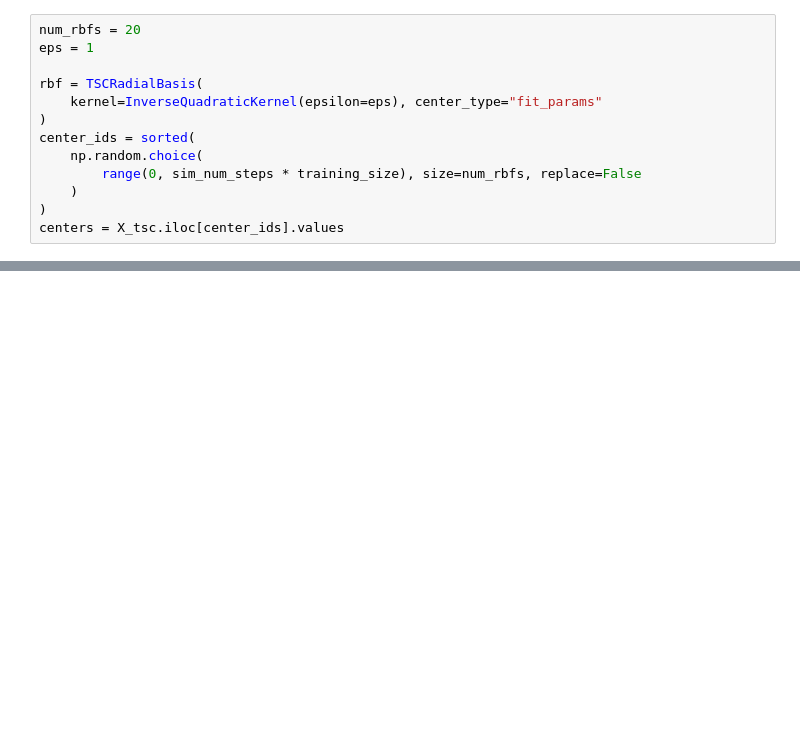
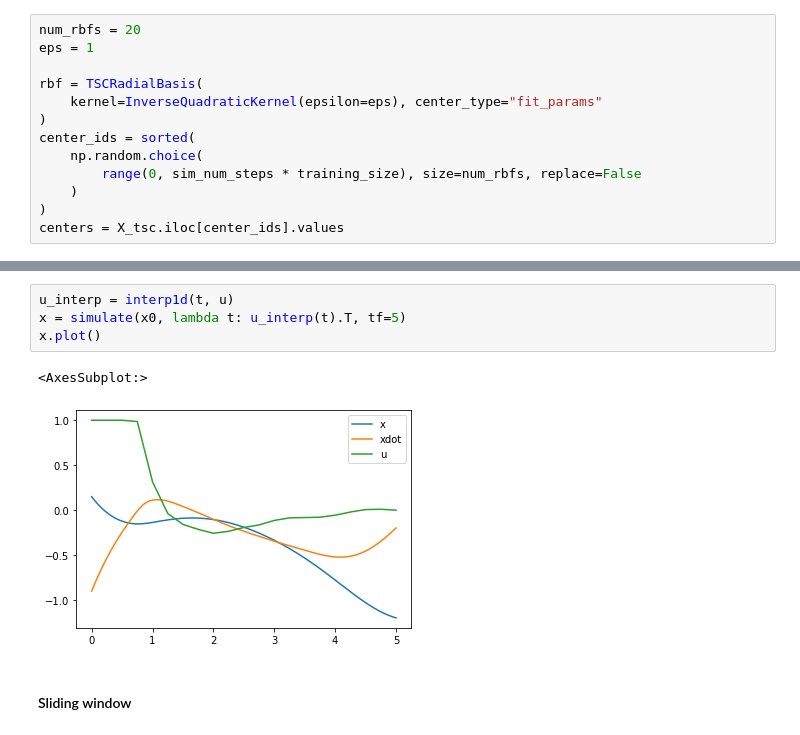
Before and after one commit to datafold-dev/datafold, a Jupyter notebook: tutorials/wip_Peitz2020.ipynb, the cells around one changed output, grey strips where cells are left out. Cells and saved outputs as stored; diff of their text form; blank space fills up the shorter version.

```diff
--- a/tutorials/wip_Peitz2020.ipynb
+++ b/tutorials/wip_Peitz2020.ipynb
@@ -241,0 +508,9 @@ edmdrbf.predict(
+# %%
+u_interp = interp1d(t, u)
+x = simulate(x0, lambda t: u_interp(t).T, tf=5)
+x.plot()
+# %% [output]
+<AxesSubplot:>
+[figure, added]
+# %% [markdown]
+#### Sliding window
```
Also changed, not shown: parts of 39 cells of this notebook, 1 other file.
